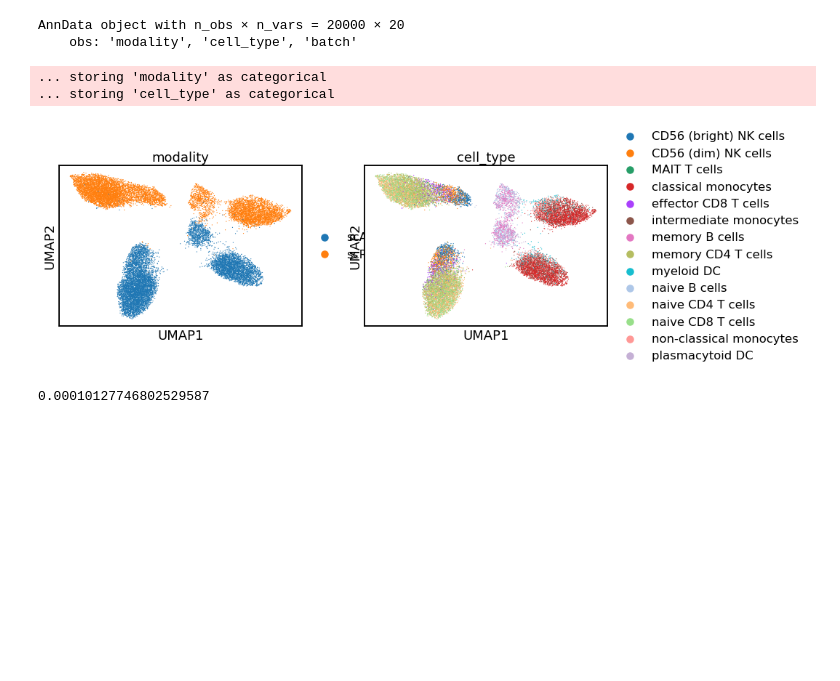
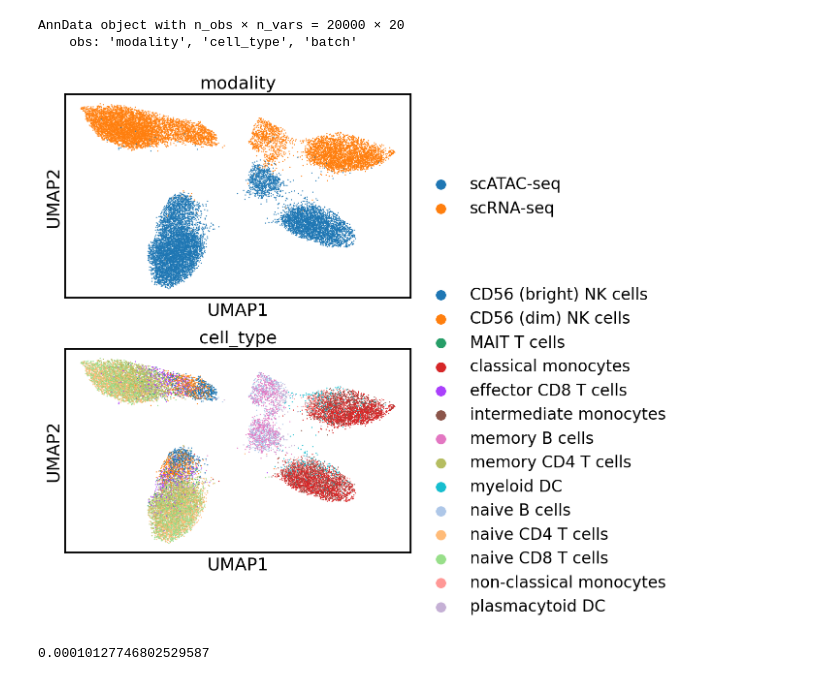
Before and after one commit to theislab/multimil, a Jupyter notebook: example/10xpbmc10x-multiscvae.ipynb, the cells around one changed output. Saved outputs shown, nothing was run; the diff lists cells and outputs as text; code cells hidden in the pictures; blank space fills up the shorter version.

Commit message:
fixed umap

```diff
--- a/example/10xpbmc10x-multiscvae.ipynb
+++ b/example/10xpbmc10x-multiscvae.ipynb
@@ -70,11 +72,9 @@ AnnData object with n_obs × n_vars = 20000 × 20
 sc.pp.neighbors(z)
 sc.tl.umap(z)
 # %%
-sc.pl.umap(z, color=['modality', 'cell_type'])
+sc.pl.umap(z, color=['modality', 'cell_type'], ncols=1)
 # %% [output]
-... storing 'modality' as categorical
-... storing 'cell_type' as categorical
-[figure, old version]
+[figure, new version]
 # %%
 scmulti.metrics.nmi(z, label_key='modality')
 # %% [output]
```
Also changed, not shown: parts of 1 cell of this notebook.
